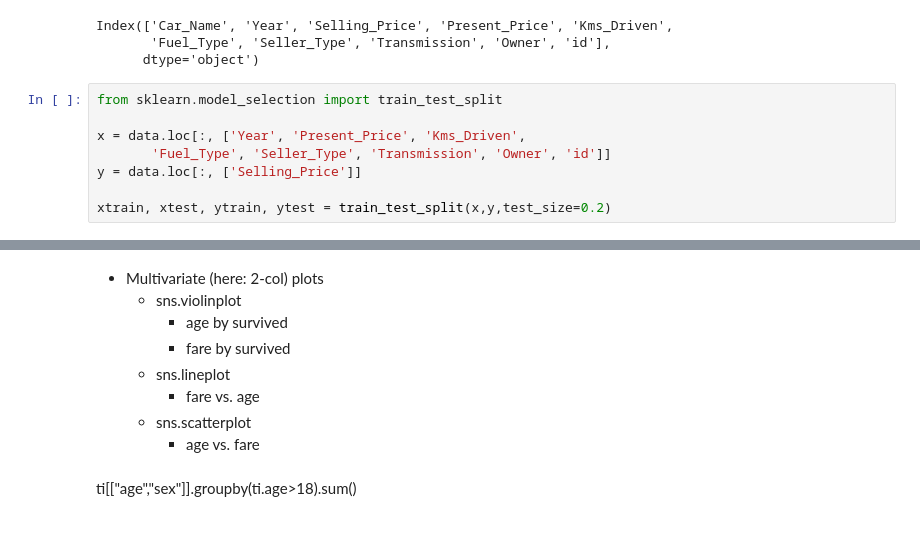
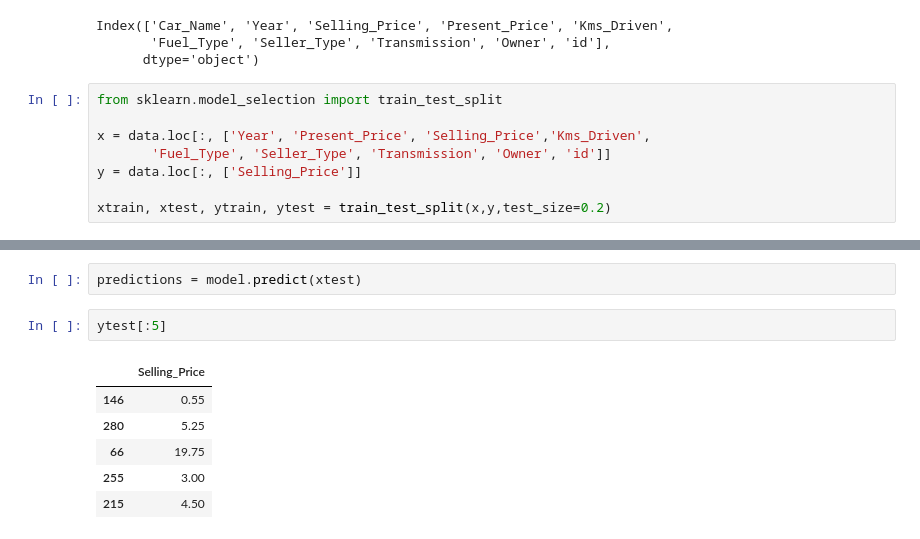
Before and after one commit to Ravikiran16218/openai-hackathon, a Jupyter notebook: 1_EDA_visualize.ipynb, the cells around one changed output, grey strips where cells are left out. Drawn from its saved outputs; the diff is of its cells as text.

```diff
--- a/1_EDA_visualize.ipynb
+++ b/1_EDA_visualize.ipynb
@@ -149,7 +101,7 @@ Index(['Car_Name', 'Year', 'Selling_Price', 'Present_Price', 'Kms_Driven',
 # %%
 from sklearn.model_selection import train_test_split
 
-x = data.loc[:, ['Year', 'Present_Price', 'Kms_Driven',
+x = data.loc[:, ['Year', 'Present_Price', 'Selling_Price','Kms_Driven',
        'Fuel_Type', 'Seller_Type', 'Transmission', 'Owner', 'id']]
 y = data.loc[:, ['Selling_Price']]
 
@@ -295,11 +117,11 @@ px.scatter(ti, x='age', y='survived', color='class', size='fare')
-# %% [markdown]
-* Multivariate (here: 2-col) plots
-    * sns.violinplot
-        * age by survived
-        * fare by survived
-    * sns.lineplot
-        * fare vs. age
-    * sns.scatterplot
-        * age vs. fare
-# %% [markdown]
-ti[["age","sex"]].groupby(ti.age>18).sum()
+# %%
+predictions = model.predict(xtest)
+# %%
+ytest[:5]
+# %% [output]
+|  | Selling_Price |
+| 146 | 0.55 |
+| 280 | 5.25 |
+| 66 | 19.75 |
+| 255 | 3.00 |
+| 215 | 4.50 |
```
Also changed, not shown: parts of 63 cells of this notebook.
